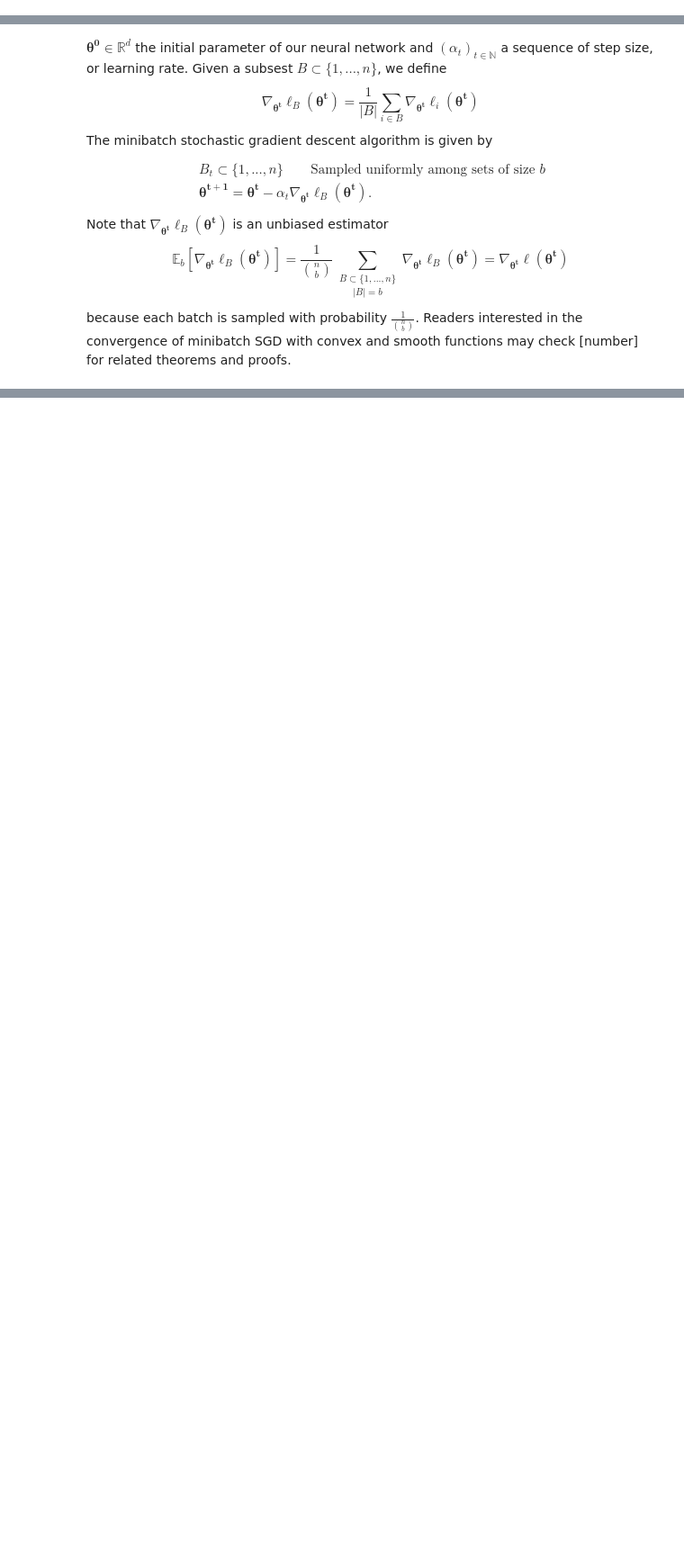
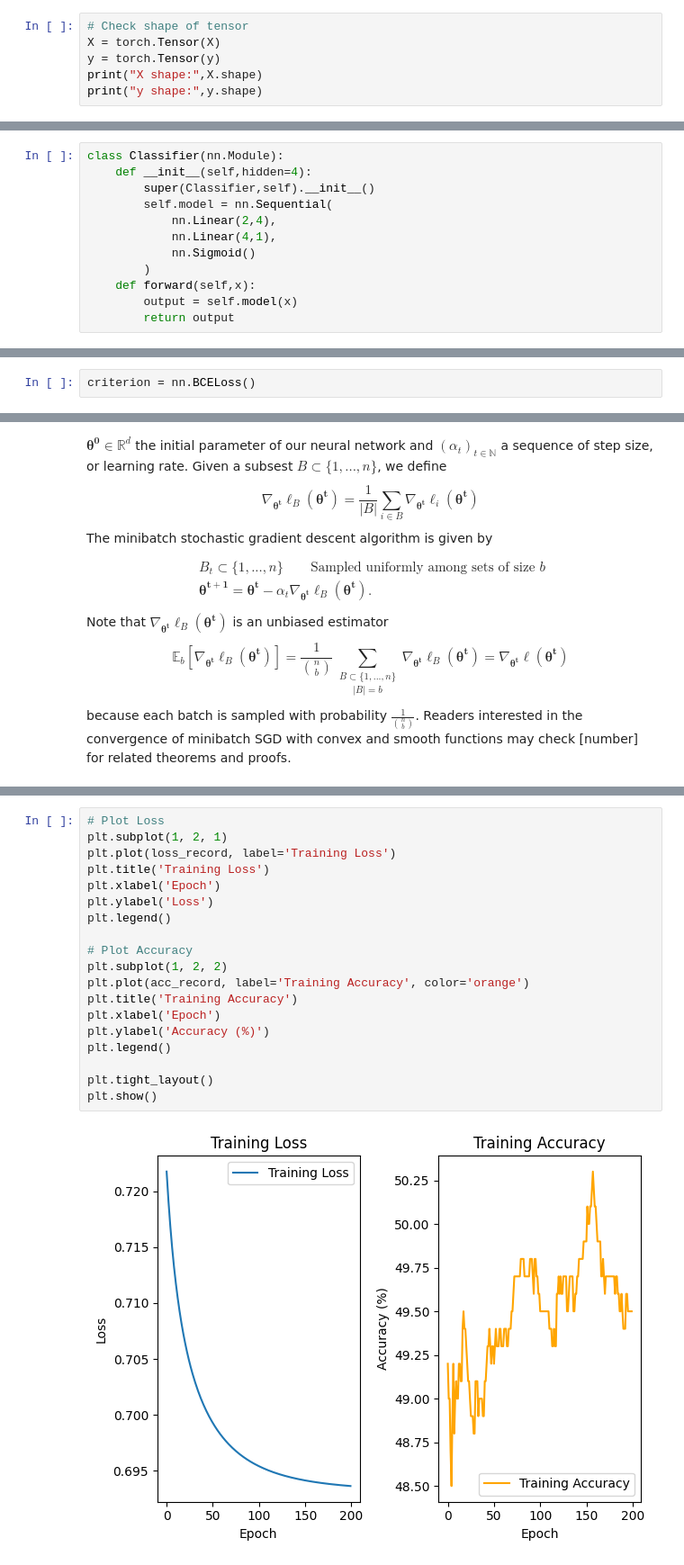
Before and after one commit to levi0206/Generative-models-with-signatures, a Jupyter notebook: Basics.ipynb, the cells around one changed output, grey strips where cells are left out. Shown at 90% size. Saved outputs shown, nothing was run; the diff lists cells and outputs as text; blank space fills up the shorter version.

```diff
--- a/Basics.ipynb
+++ b/Basics.ipynb
@@ -9,0 +53,6 @@ Given the extensive nature of each subsection, a comprehensive coverage is beyon
+# %%
+# Check shape of tensor
+X = torch.Tensor(X)
+y = torch.Tensor(y)
+print("X shape:",X.shape)
+print("y shape:",y.shape)
@@ -50,6 +102,18 @@ nn.Sequential(
 )
 # %% [markdown]
 In practice, one can implement the neural network with different tricks: adjusting the depth (number of layers) of neural network or width (number of neurons) of a layer, using dropout [number], using batch normalization [number], or even choosing another activation function if needed.
+# %%
+class Classifier(nn.Module):
+    def __init__(self,hidden=4):
+        super(Classifier,self).__init__()
+        self.model = nn.Sequential(
+            nn.Linear(2,4),
+            nn.Linear(4,1),
+            nn.Sigmoid()
+        )
+    def forward(self,x):
+        output = self.model(x)
+        return output
 # %% [markdown]
 The universal approximation theorem is a key factor contributing to the widespread application of neural networks across various fields and scenarios. The universal approximation theorem originally is given by Cybenko in 1989 [number] using sigmoidal functions
 $$
@@ -155,0 +190,2 @@ The quantity $m$, or batch size, is a hyperparameter. Even though larger $m$ giv
+# %%
+criterion = nn.BCELoss()
@@ -188,0 +294,21 @@ because each batch is sampled with probability $\frac{1}{{n \choose b}}$. Reader
+# %%
+# Plot Loss
+plt.subplot(1, 2, 1)
+plt.plot(loss_record, label='Training Loss')
+plt.title('Training Loss')
+plt.xlabel('Epoch')
+plt.ylabel('Loss')
+plt.legend()
+
+# Plot Accuracy
+plt.subplot(1, 2, 2)
+plt.plot(acc_record, label='Training Accuracy', color='orange')
+plt.title('Training Accuracy')
+plt.xlabel('Epoch')
+plt.ylabel('Accuracy (%)')
+plt.legend()
+
+plt.tight_layout()
+plt.show()
+# %% [output]
+[figure, added]
```
Also changed, not shown: parts of 12 cells of this notebook.
